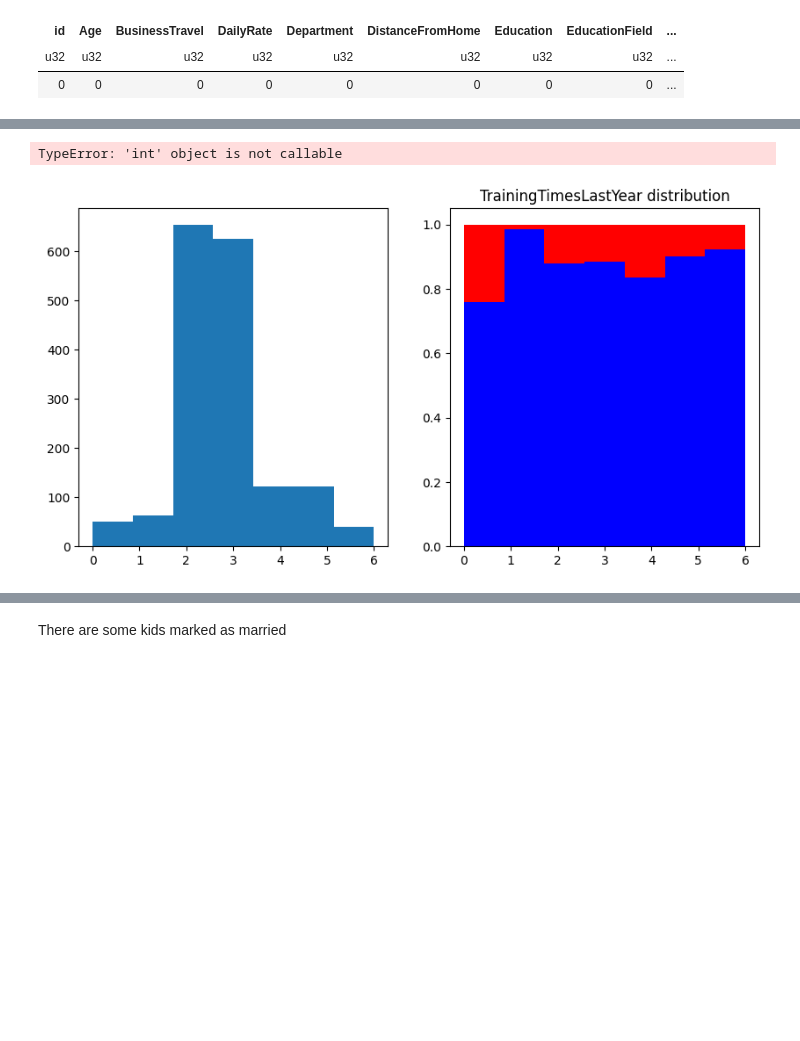
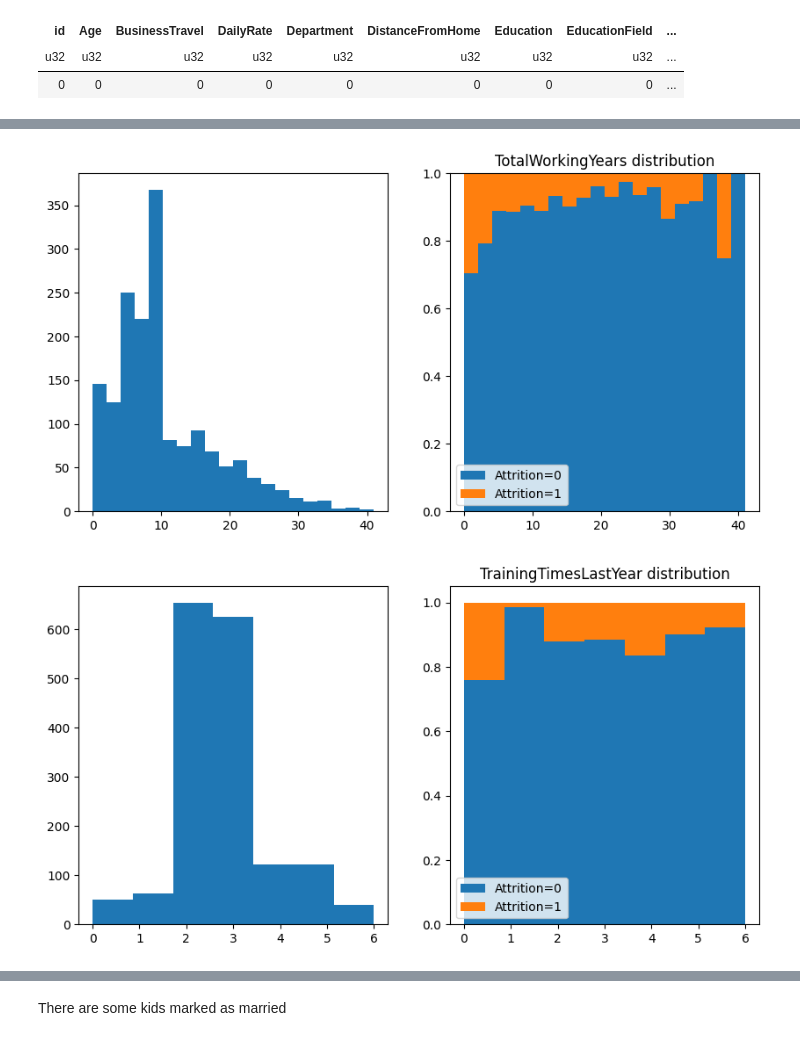
Before and after one commit to kurazu/kaggle-playground, a Jupyter notebook: s03e03/EDA.ipynb, the cells around one changed output, grey strips where cells are left out. Saved outputs shown, nothing was run; the diff lists cells and outputs as text; code cells hidden in the pictures; blank space fills up the shorter version.

```diff
--- a/s03e03/EDA.ipynb
+++ b/s03e03/EDA.ipynb
@@ -101,10 +116,10 @@ plot_histogram('StockOptionLevel', bins=3)
 # %%
-plot_histogram('TotalWorkingYears')
+plot_histogram(column_name='TotalWorkingYears')
 # %% [output]
-TypeError: 'int' object is not callable
+[figure, added]
 # %%
-plot_histogram('TrainingTimesLastYear', bins=7)
+plot_histogram(column_name='TrainingTimesLastYear')
 # %% [output]
-[figure, old version]
+[figure, new version]
 # %%
 dict(zip(df.columns, df.dtypes))
```
Also changed, not shown: parts of 17 cells of this notebook.
